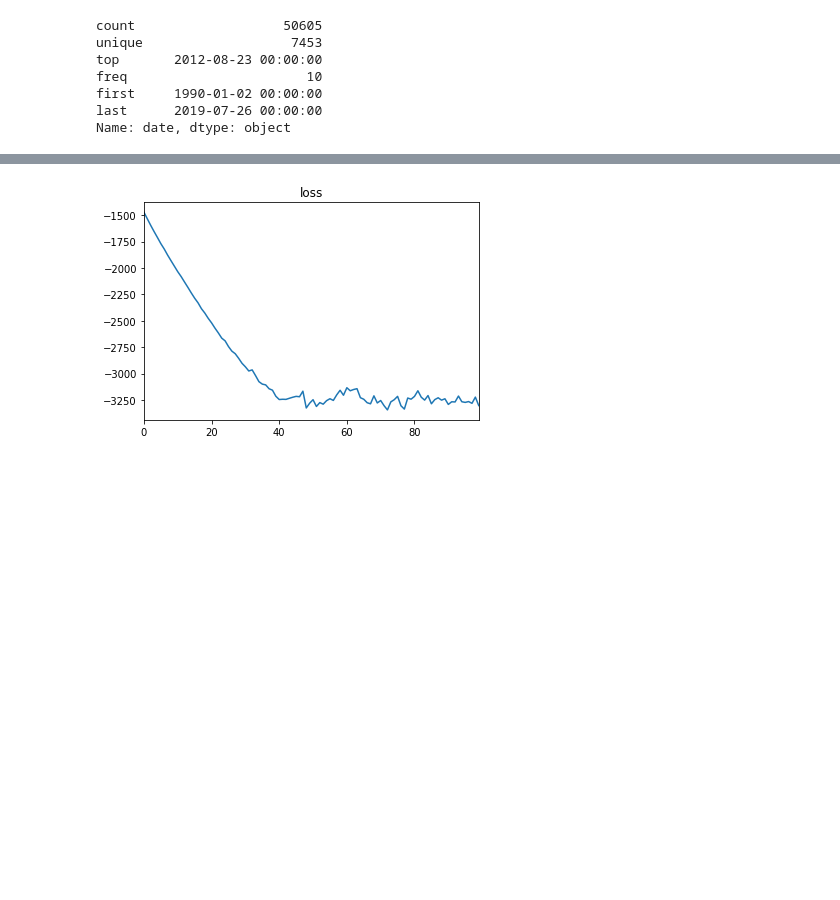
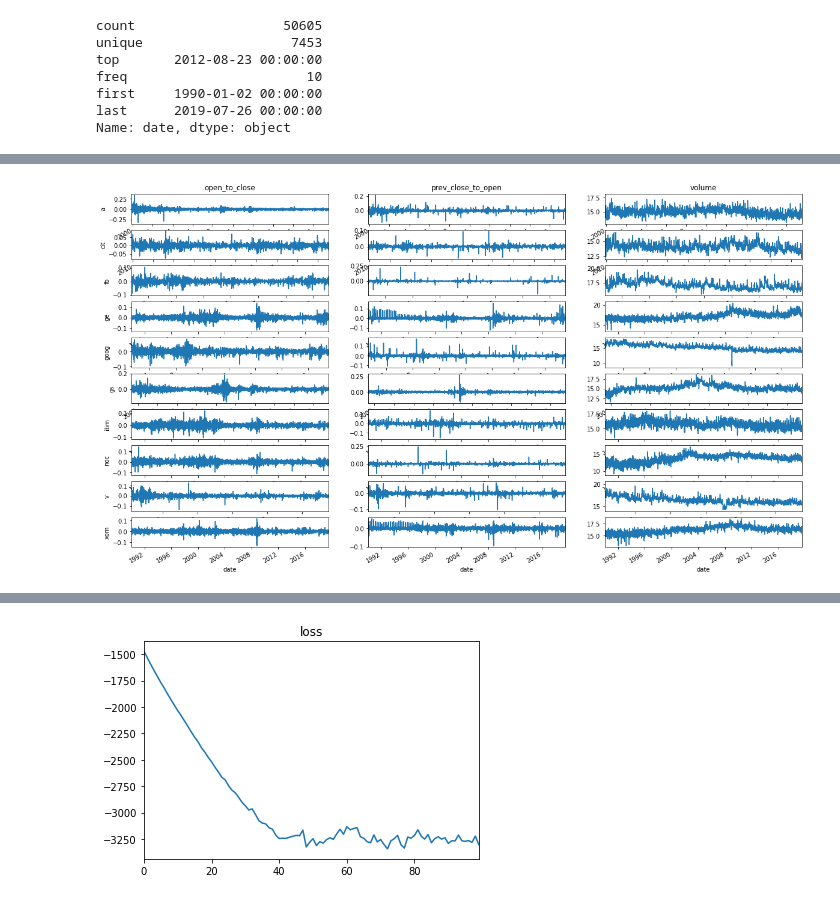
Before and after one commit to cottrell/notebooks, a Jupyter notebook: notebooks/sanity.ipynb, the cells around one changed output, grey strips where cells are left out. Drawn from its saved outputs; the diff is of its cells as text; code cells hidden in the pictures; blank space fills up the shorter version.

```diff
--- a/notebooks/sanity.ipynb
+++ b/notebooks/sanity.ipynb
@@ -17,7 +4,7 @@ df.shape = (1689574, 3) (after)
 # %%
 import my.manglers.equities as eq
 reload(eq)
-df = eq.get_open_oriented_view()
+df = eq.get_engineered_features()
 df.symbol.cat.remove_unused_categories(inplace=True)
 df.symbol.value_counts()
 # %% [output]
@@ -50,3 +37,6 @@ last      2019-07-26 00:00:00
 Name: date, dtype: object
 # %%
 d = df.set_index(['symbol', 'date']).sort_index()
+# %%
+logd = np.log(d)
+logd.tail()
@@ -52,0 +51,17 @@ d = df.set_index(['symbol', 'date']).sort_index()
+# %%
+m = len(logd.index.levels[0])
+cols = logd.columns
+n = len(cols)
+fig = plt.figure(figsize=(20, 12))
+gs = fig.add_gridspec(m, n)
+for i, symbol in enumerate(logd.index.levels[0].categories):
+    for j, col in enumerate(cols):
+        ax = fig.add_subplot(gs[i, j])
+        v = logd.loc[symbol][col]
+        v.plot(ax=ax)
+        if j == 0:
+            ax.set_ylabel(symbol)
+        if i == 0:
+            ax.set_title(col)
+# %% [output]
+[figure, added]
```
Also changed, not shown: parts of 36 cells of this notebook.
